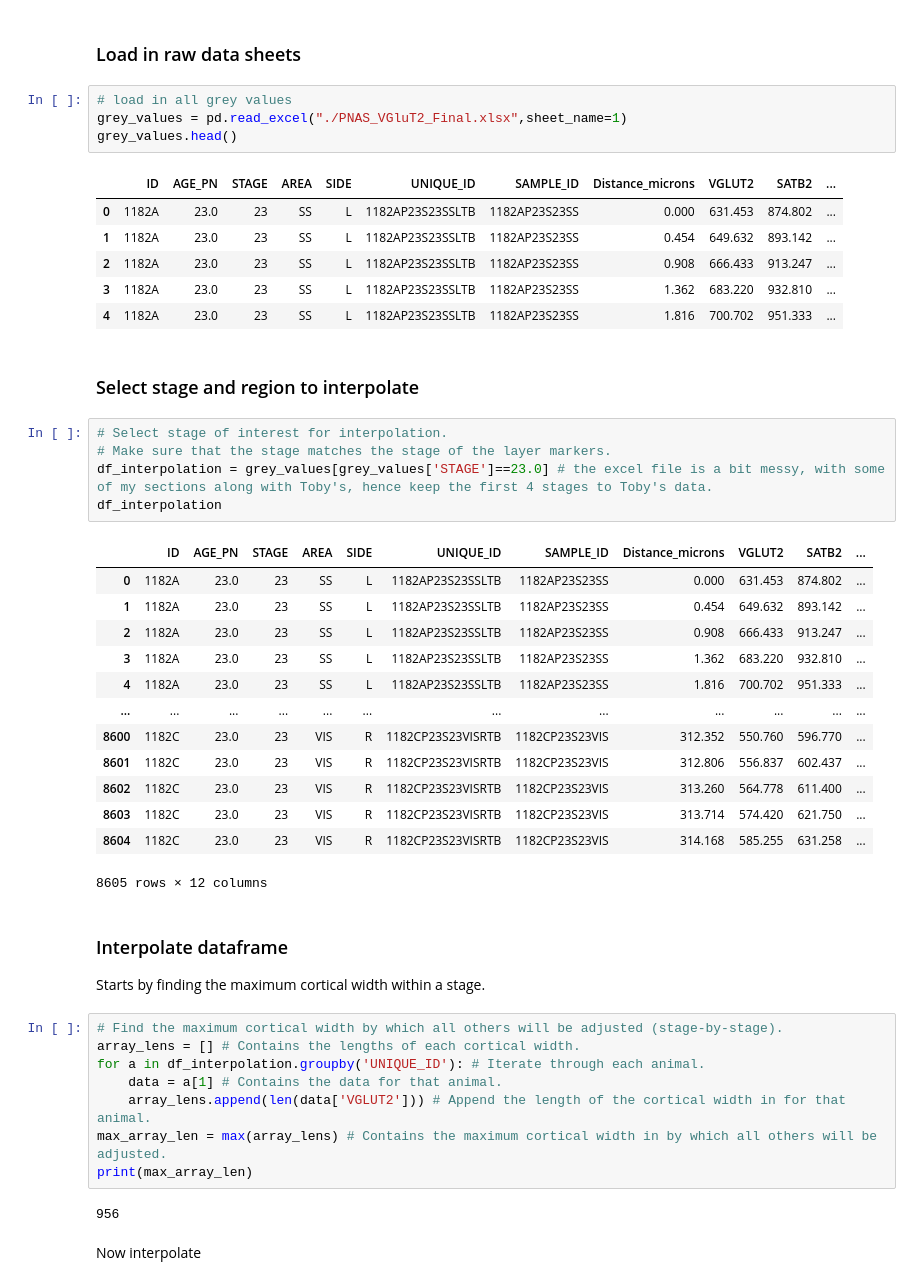
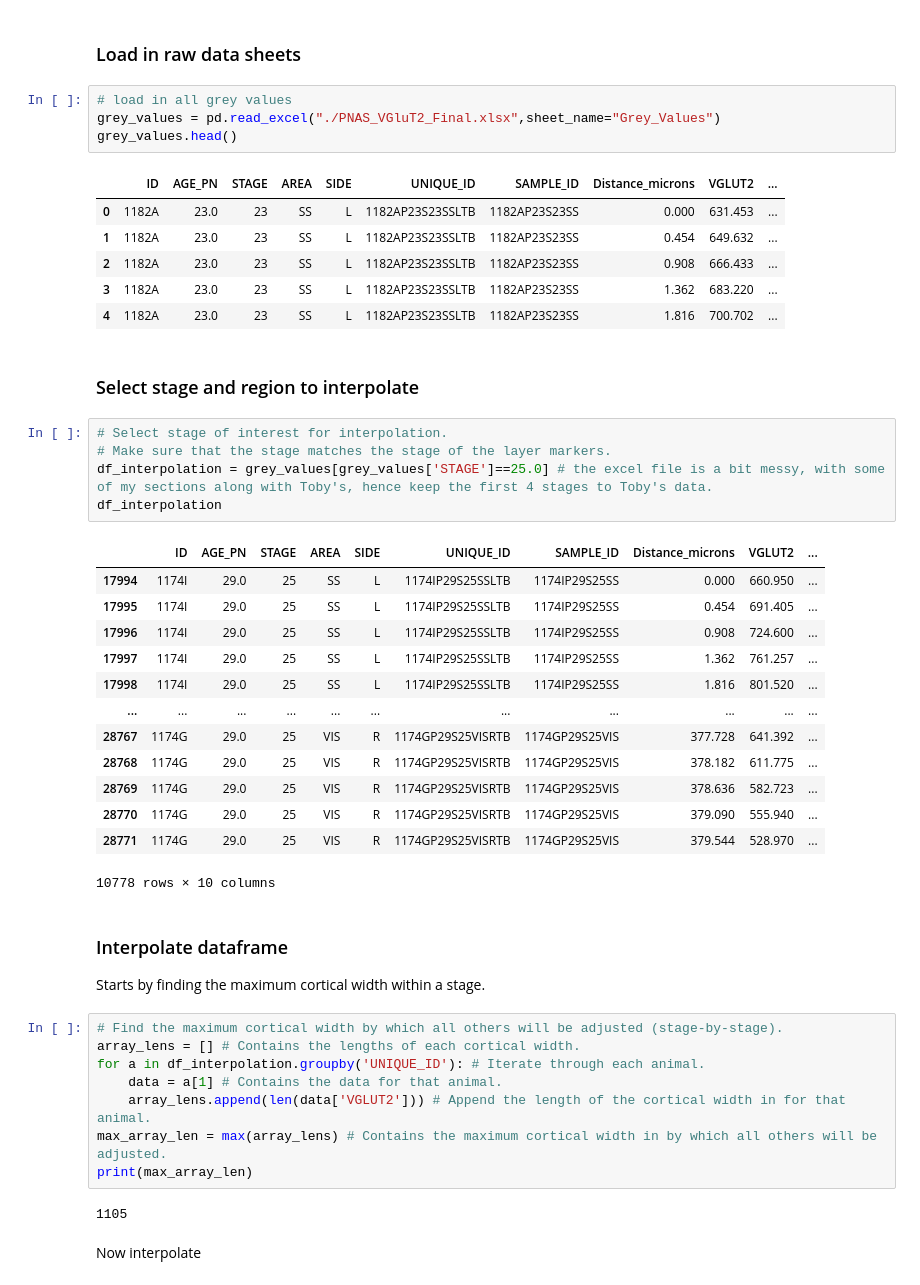
Before and after one commit to Fenlon-Suarez-Lab/histology-analyses, a Jupyter notebook: Suarez-VGLUT2-2023/VGLUT2-analysis-notebook.ipynb, the cells around one changed output. Cells and saved outputs as stored; diff of their text form.

```diff
--- a/Suarez-VGLUT2-2023/VGLUT2-analysis-notebook.ipynb
+++ b/Suarez-VGLUT2-2023/VGLUT2-analysis-notebook.ipynb
@@ -236,36 +224,36 @@ The mean layer markers for stage 23.0 are: [0.0, 0.104, 0.232, 0.427, 0.516, 0.6
 ### Load in raw data sheets
 # %%
 # load in all grey values
-grey_values = pd.read_excel("./PNAS_VGluT2_Final.xlsx",sheet_name=1)
+grey_values = pd.read_excel("./PNAS_VGluT2_Final.xlsx",sheet_name="Grey_Values")
 grey_values.head()
 # %% [output]
-|  | ID | AGE_PN | STAGE | AREA | SIDE | UNIQUE_ID | SAMPLE_ID | Distance_microns | VGLUT2 | SATB2 | ... |
-| 0 | 1182A | 23.0 | 23 | SS | L | 1182AP23S23SSLTB | 1182AP23S23SS | 0.000 | 631.453 | 874.802 | ... |
-| 1 | 1182A | 23.0 | 23 | SS | L | 1182AP23S23SSLTB | 1182AP23S23SS | 0.454 | 649.632 | 893.142 | ... |
-| 2 | 1182A | 23.0 | 23 | SS | L | 1182AP23S23SSLTB | 1182AP23S23SS | 0.908 | 666.433 | 913.247 | ... |
-| 3 | 1182A | 23.0 | 23 | SS | L | 1182AP23S23SSLTB | 1182AP23S23SS | 1.362 | 683.220 | 932.810 | ... |
-| 4 | 1182A | 23.0 | 23 | SS | L | 1182AP23S23SSLTB | 1182AP23S23SS | 1.816 | 700.702 | 951.333 | ... |
+|  | ID | AGE_PN | STAGE | AREA | SIDE | UNIQUE_ID | SAMPLE_ID | Distance_microns | VGLUT2 | ... |
+| 0 | 1182A | 23.0 | 23 | SS | L | 1182AP23S23SSLTB | 1182AP23S23SS | 0.000 | 631.453 | ... |
+| 1 | 1182A | 23.0 | 23 | SS | L | 1182AP23S23SSLTB | 1182AP23S23SS | 0.454 | 649.632 | ... |
+| 2 | 1182A | 23.0 | 23 | SS | L | 1182AP23S23SSLTB | 1182AP23S23SS | 0.908 | 666.433 | ... |
+| 3 | 1182A | 23.0 | 23 | SS | L | 1182AP23S23SSLTB | 1182AP23S23SS | 1.362 | 683.220 | ... |
+| 4 | 1182A | 23.0 | 23 | SS | L | 1182AP23S23SSLTB | 1182AP23S23SS | 1.816 | 700.702 | ... |
 # %% [markdown]
 ### Select stage and region to interpolate
 # %%
 # Select stage of interest for interpolation.
 # Make sure that the stage matches the stage of the layer markers.
-df_interpolation = grey_values[grey_values['STAGE']==23.0] # the excel file is a bit messy, with some of my sections along with Toby's, hence keep the first 4 stages to Toby's data.
+df_interpolation = grey_values[grey_values['STAGE']==25.0] # the excel file is a bit messy, with some of my sections along with Toby's, hence keep the first 4 stages to Toby's data.
 df_interpolation
 # %% [output]
-|  | ID | AGE_PN | STAGE | AREA | SIDE | UNIQUE_ID | SAMPLE_ID | Distance_microns | VGLUT2 | SATB2 | ... |
-| 0 | 1182A | 23.0 | 23 | SS | L | 1182AP23S23SSLTB | 1182AP23S23SS | 0.000 | 631.453 | 874.802 | ... |
-| 1 | 1182A | 23.0 | 23 | SS | L | 1182AP23S23SSLTB | 1182AP23S23SS | 0.454 | 649.632 | 893.142 | ... |
-| 2 | 1182A | 23.0 | 23 | SS | L | 1182AP23S23SSLTB | 1182AP23S23SS | 0.908 | 666.433 | 913.247 | ... |
-| 3 | 1182A | 23.0 | 23 | SS | L | 1182AP23S23SSLTB | 1182AP23S23SS | 1.362 | 683.220 | 932.810 | ... |
-| 4 | 1182A | 23.0 | 23 | SS | L | 1182AP23S23SSLTB | 1182AP23S23SS | 1.816 | 700.702 | 951.333 | ... |
-| ... | ... | ... | ... | ... | ... | ... | ... | ... | ... | ... | ... |
-| 8600 | 1182C | 23.0 | 23 | VIS | R | 1182CP23S23VISRTB | 1182CP23S23VIS | 312.352 | 550.760 | 596.770 | ... |
-| 8601 | 1182C | 23.0 | 23 | VIS | R | 1182CP23S23VISRTB | 1182CP23S23VIS | 312.806 | 556.837 | 602.437 | ... |
-| 8602 | 1182C | 23.0 | 23 | VIS | R | 1182CP23S23VISRTB | 1182CP23S23VIS | 313.260 | 564.778 | 611.400 | ... |
-| 8603 | 1182C | 23.0 | 23 | VIS | R | 1182CP23S23VISRTB | 1182CP23S23VIS | 313.714 | 574.420 | 621.750 | ... |
-| 8604 | 1182C | 23.0 | 23 | VIS | R | 1182CP23S23VISRTB | 1182CP23S23VIS | 314.168 | 585.255 | 631.258 | ... |
+|  | ID | AGE_PN | STAGE | AREA | SIDE | UNIQUE_ID | SAMPLE_ID | Distance_microns | VGLUT2 | ... |
+| 17994 | 1174I | 29.0 | 25 | SS | L | 1174IP29S25SSLTB | 1174IP29S25SS | 0.000 | 660.950 | ... |
+| 17995 | 1174I | 29.0 | 25 | SS | L | 1174IP29S25SSLTB | 1174IP29S25SS | 0.454 | 691.405 | ... |
+| 17996 | 1174I | 29.0 | 25 | SS | L | 1174IP29S25SSLTB | 1174IP29S25SS | 0.908 | 724.600 | ... |
+| 17997 | 1174I | 29.0 | 25 | SS | L | 1174IP29S25SSLTB | 1174IP29S25SS | 1.362 | 761.257 | ... |
+| 17998 | 1174I | 29.0 | 25 | SS | L | 1174IP29S25SSLTB | 1174IP29S25SS | 1.816 | 801.520 | ... |
+| ... | ... | ... | ... | ... | ... | ... | ... | ... | ... | ... |
+| 28767 | 1174G | 29.0 | 25 | VIS | R | 1174GP29S25VISRTB | 1174GP29S25VIS | 377.728 | 641.392 | ... |
+| 28768 | 1174G | 29.0 | 25 | VIS | R | 1174GP29S25VISRTB | 1174GP29S25VIS | 378.182 | 611.775 | ... |
+| 28769 | 1174G | 29.0 | 25 | VIS | R | 1174GP29S25VISRTB | 1174GP29S25VIS | 378.636 | 582.723 | ... |
+| 28770 | 1174G | 29.0 | 25 | VIS | R | 1174GP29S25VISRTB | 1174GP29S25VIS | 379.090 | 555.940 | ... |
+| 28771 | 1174G | 29.0 | 25 | VIS | R | 1174GP29S25VISRTB | 1174GP29S25VIS | 379.544 | 528.970 | ... |
-8605 rows × 12 columns
+10778 rows × 10 columns
 # %% [markdown]
 ### Interpolate dataframe
 Starts by finding the maximum cortical width within a stage.
@@ -278,7 +266,7 @@ for a in df_interpolation.groupby('UNIQUE_ID'): # Iterate through each animal.
 max_array_len = max(array_lens) # Contains the maximum cortical width in by which all others will be adjusted.
 print(max_array_len)
 # %% [output]
-956
+1105
 # %% [markdown]
 Now interpolate
 # %%
```
Also changed, not shown: parts of 11 cells of this notebook, 6 other files.
